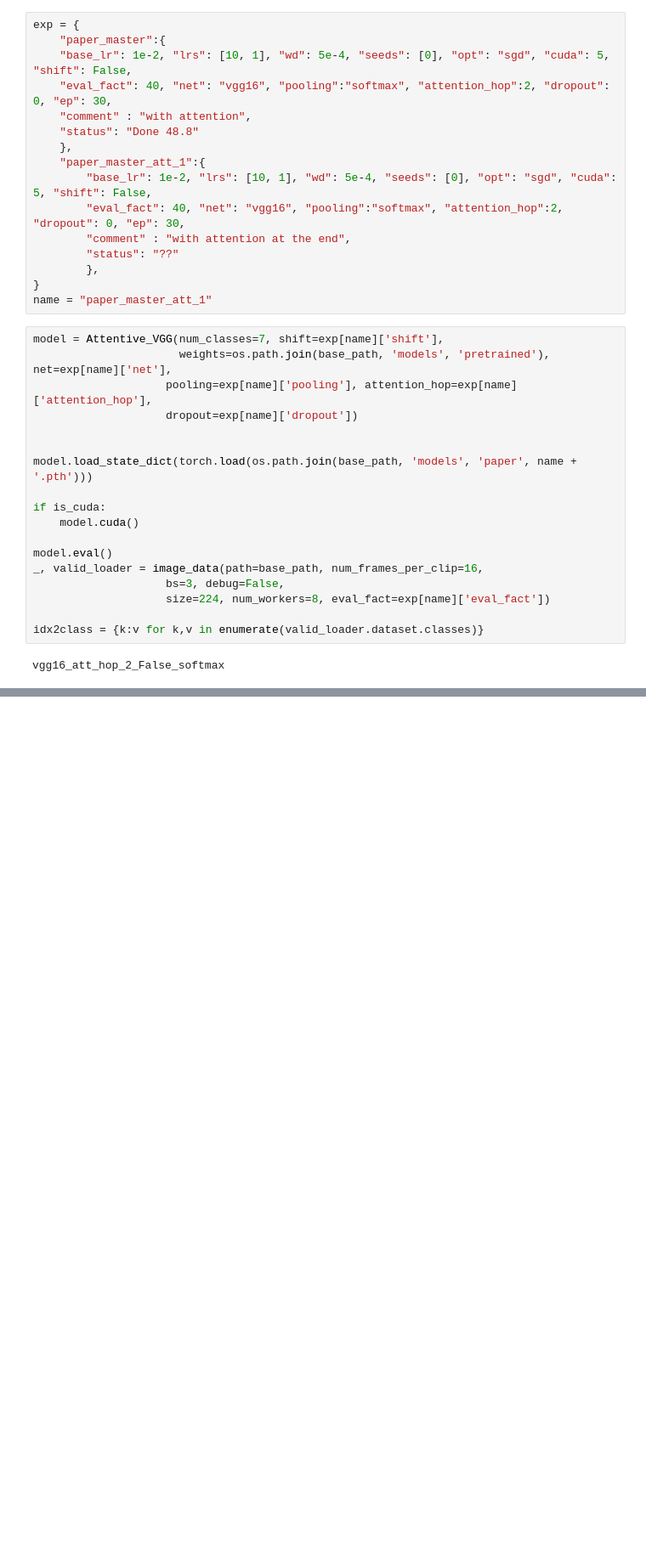
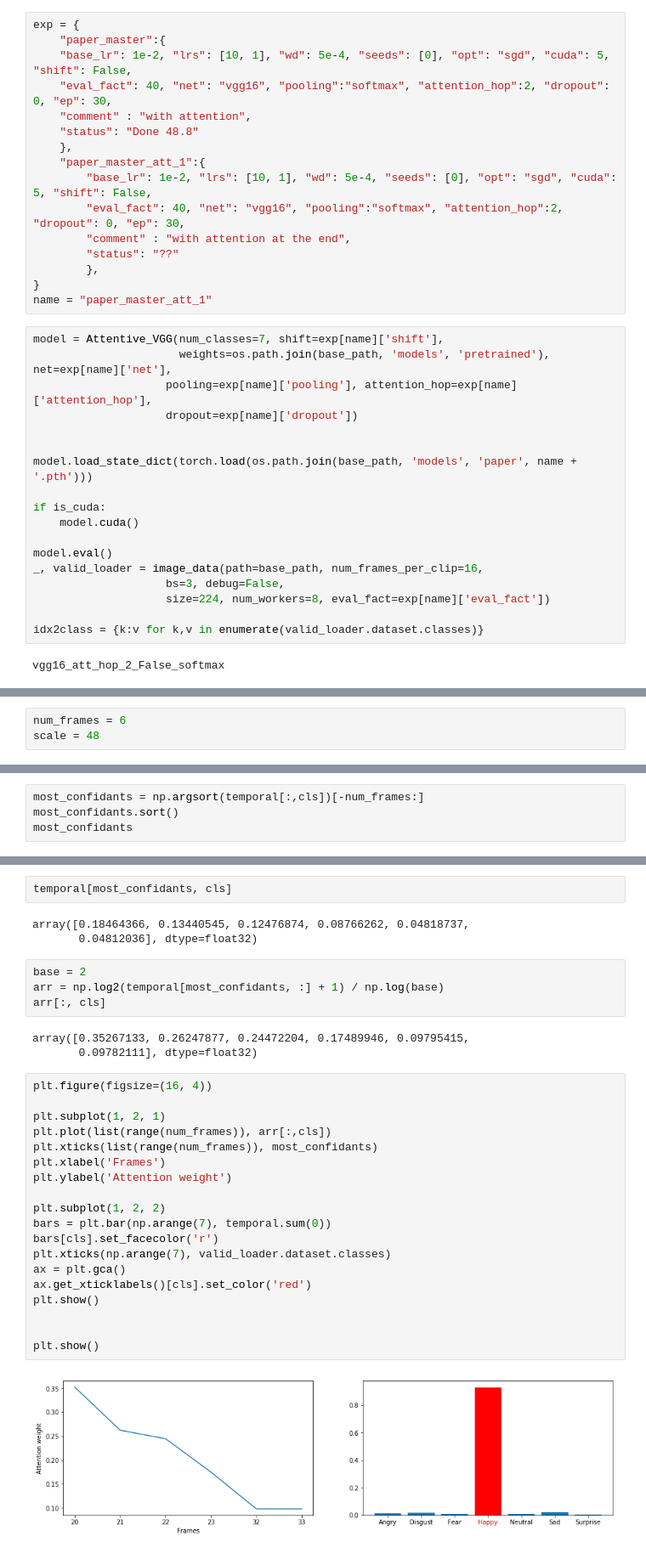
Before and after one commit to Masseeh/EmotiW19, a Jupyter notebook: vis.ipynb, the cells around one changed output, grey strips where cells are left out. Shown at 85% size. Saved outputs shown, nothing was run; the diff lists cells and outputs as text; blank space fills up the shorter version.

Commit message:
modify attention

```diff
--- a/vis.ipynb
+++ b/vis.ipynb
@@ -82,0 +78,3 @@ print(frames, len(frames))
+# %%
+num_frames = 6
+scale = 48
@@ -82,0 +87,4 @@ print(frames, len(frames))
+# %%
+most_confidants = np.argsort(temporal[:,cls])[-num_frames:]
+most_confidants.sort()
+most_confidants
@@ -83 +202,34 @@ print(frames, len(frames))
+# %%
+temporal[most_confidants, cls]
+# %% [output]
+array([0.18464366, 0.13440545, 0.12476874, 0.08766262, 0.04818737,
+       0.04812036], dtype=float32)
+# %%
+base = 2
+arr = np.log2(temporal[most_confidants, :] + 1) / np.log(base)
+arr[:, cls]
+# %% [output]
+array([0.35267133, 0.26247877, 0.24472204, 0.17489946, 0.09795415,
+       0.09782111], dtype=float32)
+# %%
+plt.figure(figsize=(16, 4))
+
+plt.subplot(1, 2, 1)
+plt.plot(list(range(num_frames)), arr[:,cls])
+plt.xticks(list(range(num_frames)), most_confidants)
+plt.xlabel('Frames')
+plt.ylabel('Attention weight')
+
+plt.subplot(1, 2, 2)
+bars = plt.bar(np.arange(7), temporal.sum(0))
+bars[cls].set_facecolor('r')
+plt.xticks(np.arange(7), valid_loader.dataset.classes)
+ax = plt.gca()
+ax.get_xticklabels()[cls].set_color('red')
+plt.show()
+
+
+plt.show()
+# %% [output]
+[figure, added]
 # %%
```
Also changed, not shown: parts of 14 cells of this notebook, 4 other files.
